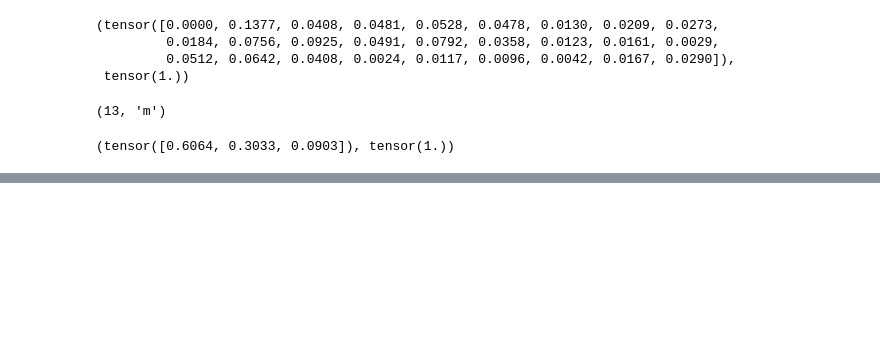
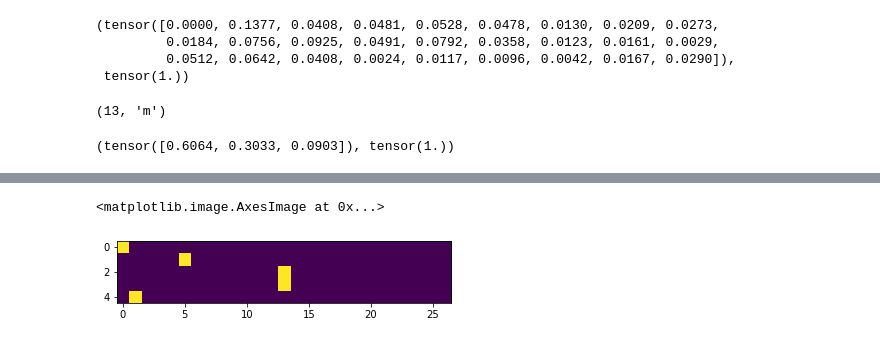
Before and after one commit to wjex09/Dirus, a Jupyter notebook: DL/makemore1.ipynb, the cells around one changed output, grey strips where cells are left out. Drawn from its saved outputs; the diff is of its cells as text; code cells hidden in the pictures; blank space fills up the shorter version.

```diff
--- a/DL/makemore1.ipynb
+++ b/DL/makemore1.ipynb
@@ -71,4 +75,5 @@ tensor([ 4,  4, 13, 13,  8, 13,  1,  2,  4,  1,  6,  1,  1, 10, 14, 10, 13, 12,
 # %%
 P =(N+1).float() # +1 to avoid 0's in the matrix which affects the compute later
-P,P.shape
+P/=P.sum(1,keepdims = True)
+P
 # %% [output]
@@ -91,0 +120,17 @@ P,P.shape
+# %%
+# loss computation
+log_likelyhood = 0.0
+cnt = 0
+for w in words :
+  chs = ['.'] + list(w) + ['.']
+  for u , v in zip(chs,chs[1:]):
+    x = stoi[u]
+    y = stoi[v]
+    prob = P[x,y]
+    logprob = torch.log(prob)
+    log_likelyhood +=logprob
+    cnt+=1
+
+nll = -log_likelyhood #negative log likelyhood
+print(f'{log_likelyhood =}')
+nll,nll/cnt
@@ -91,0 +140,16 @@ P,P.shape
+# %%
+# creating training sets
+
+xs , ys = [],[]
+for w in words[:1]:
+  chs = ['.'] + list(w) + ['.']
+  for u,v in zip(chs,chs[1:]):
+    #print(u,v)
+    x = stoi[u]
+    y = stoi[v]
+    xs.append(x)
+    ys.append(y)
+
+xs = torch.tensor(xs)
+ys = torch.tensor(ys)
+xs,ys
@@ -91,0 +158,4 @@ P,P.shape
+# %%
+import torch.nn.functional as F
+xenc = F.one_hot(xs,num_classes = 27).float() # encoding xs in to one_hot representation easier to pluck
+xenc , xenc.shape ,xenc.dtype
@@ -91,0 +175,5 @@ P,P.shape
+# %%
+plt.imshow(xenc)
+# %% [output]
+<matplotlib.image.AxesImage at 0x...>
+[figure, added]
```
Also changed, not shown: parts of 19 cells of this notebook, 2 other files.
